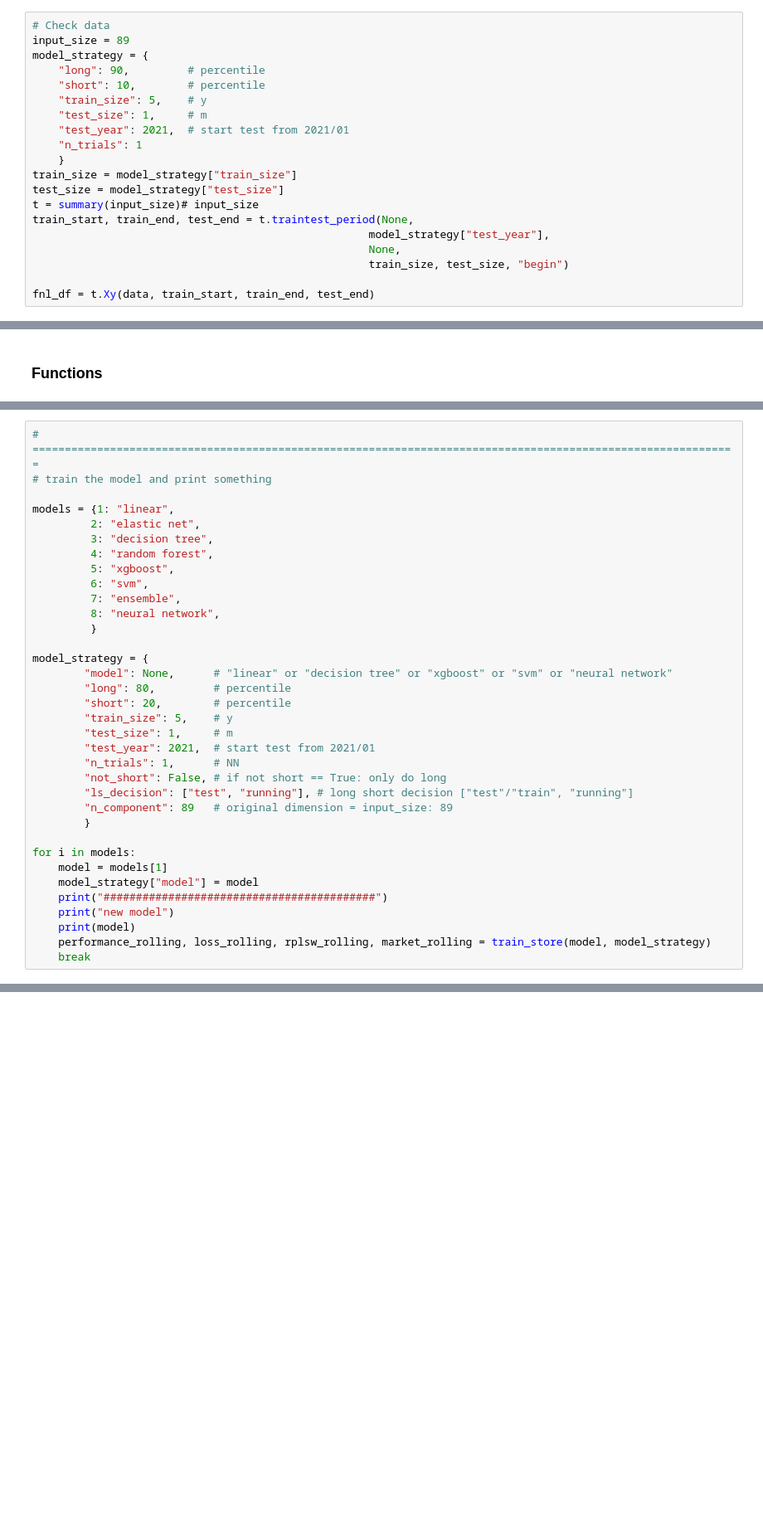
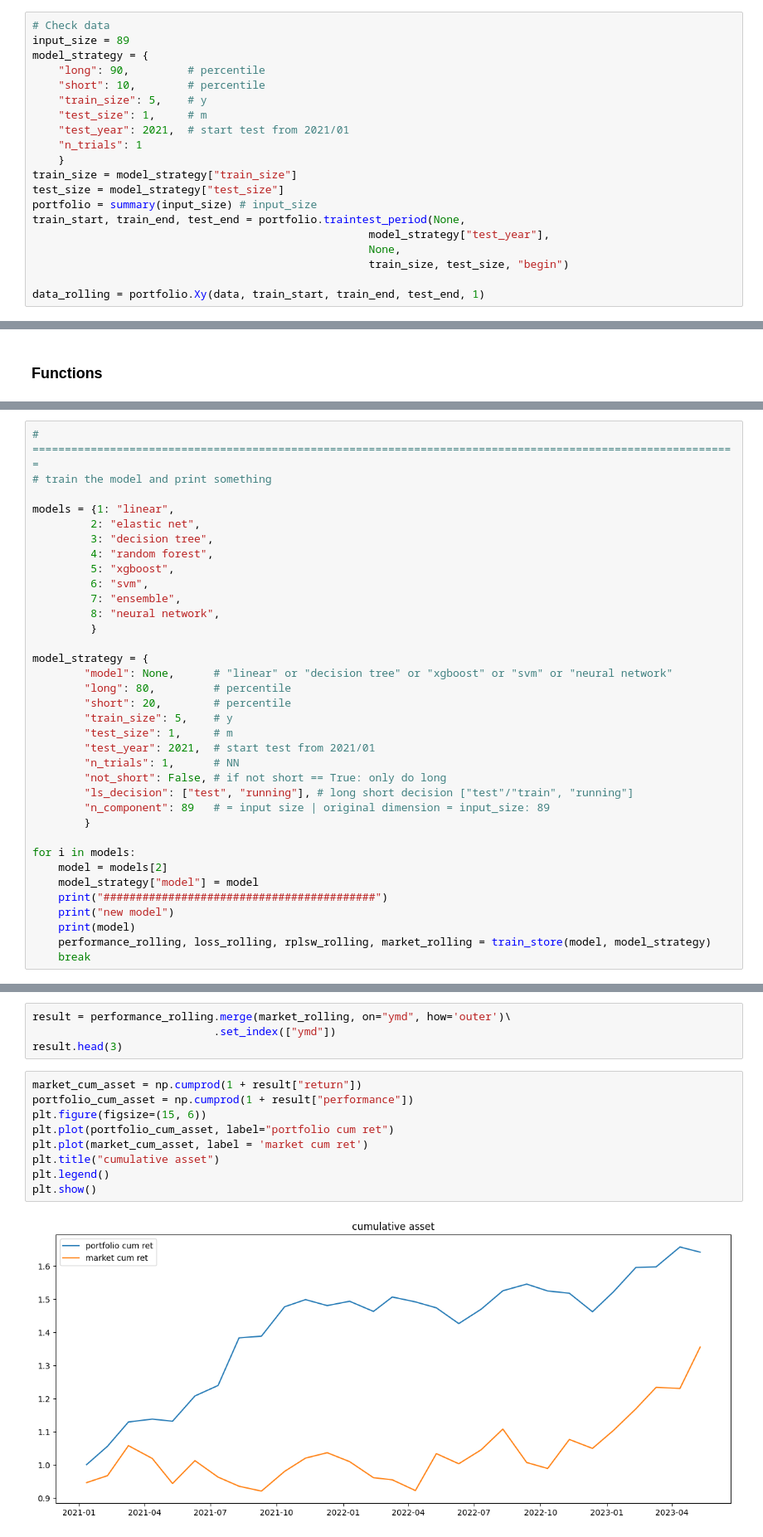
Before and after one commit to KJJHHH/Build-Portfolio, a Jupyter notebook: PORTFOLIO.ipynb, the cells around one changed output, grey strips where cells are left out. Shown at 83% size. Saved outputs shown, nothing was run; the diff lists cells and outputs as text; blank space fills up the shorter version.

Commit message:
portfolio cum sum

```diff
--- a/PORTFOLIO.ipynb
+++ b/PORTFOLIO.ipynb
@@ -76,10 +76,10 @@ model_strategy = {
     }
 train_size = model_strategy["train_size"]
 test_size = model_strategy["test_size"]
-t = summary(input_size)# input_size
-train_start, train_end, test_end = t.traintest_period(None,
+portfolio = summary(input_size) # input_size
+train_start, train_end, test_end = portfolio.traintest_period(None,
                                                     model_strategy["test_year"],
                                                     None,
                                                     train_size, test_size, "begin")
 
-fnl_df = t.Xy(data, train_start, train_end, test_end)
+data_rolling = portfolio.Xy(data, train_start, train_end, test_end, 1)
@@ -305,11 +323,11 @@ model_strategy = {
         "n_trials": 1,      # NN
         "not_short": False, # if not short == True: only do long
         "ls_decision": ["test", "running"], # long short decision ["test"/"train", "running"]
-        "n_component": 89   # original dimension = input_size: 89
+        "n_component": 89   # = input size | original dimension = input_size: 89
         }
 
 for i in models:
-    model = models[1]
+    model = models[2]
     model_strategy["model"] = model
     print("##########################################")
     print("new model")
@@ -318,0 +345,15 @@ for i in models:
+# %%
+result = performance_rolling.merge(market_rolling, on="ymd", how='outer')\
+                            .set_index(["ymd"])
+result.head(3)
+# %%
+market_cum_asset = np.cumprod(1 + result["return"])
+portfolio_cum_asset = np.cumprod(1 + result["performance"])
+plt.figure(figsize=(15, 6))
+plt.plot(portfolio_cum_asset, label="portfolio cum ret")
+plt.plot(market_cum_asset, label = 'market cum ret')
+plt.title("cumulative asset")
+plt.legend()
+plt.show()
+# %% [output]
+[figure, added]
```
Also changed, not shown: parts of 10 cells of this notebook, 2 other files.
